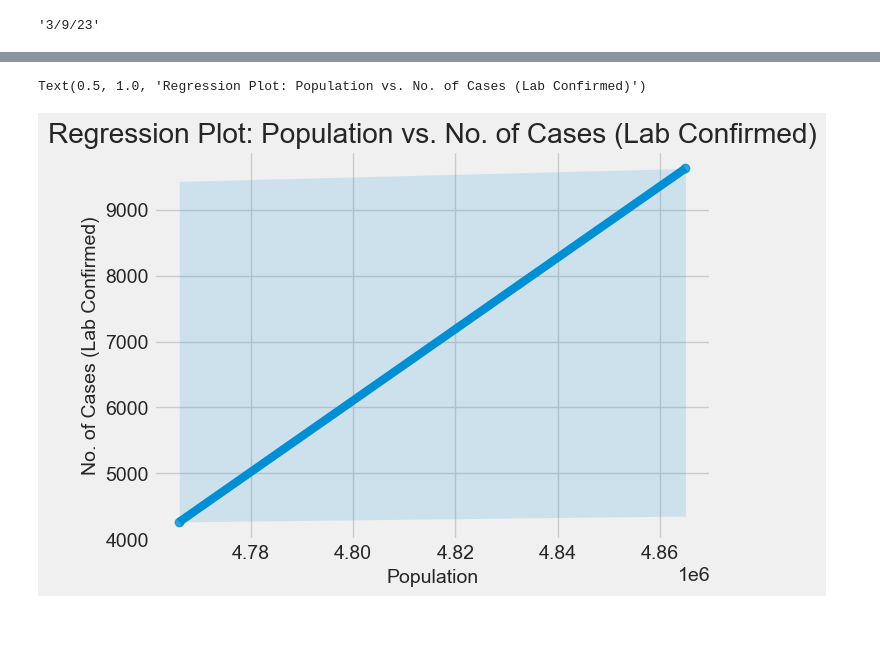
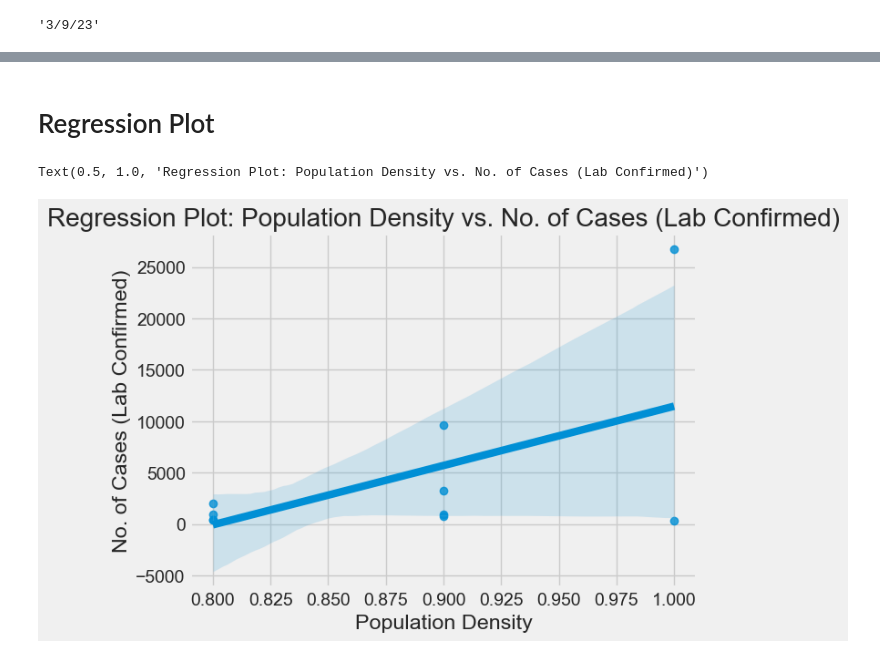
Before and after one commit to Ustacky-dev/Nigeria-COVID-19-Data-Analysis-Using-Python, a Jupyter notebook: My_Capstone Project-Copy1.ipynb, the cells around one changed output, grey strips where cells are left out. Cells and saved outputs as stored; diff of their text form; code cells hidden in the pictures; blank space fills up the shorter version.

```diff
--- a/My_Capstone Project-Copy1.ipynb
+++ b/My_Capstone Project-Copy1.ipynb
@@ -277,5 +318,5 @@ memory usage: 3.0 KB
 # %%
-dfCovidNig= pd.read_csv("covidnig.csv")
+dfCovidNig= pd.read_csv(covid_csv)
 # %%
 dfCovidNig
 # %% [output]
@@ -1267,3 +1375,3 @@ top_10_dffff
 # %%
 #change the column name to match the other dataset
-dfdf.rename(columns={'States Affected': 'states'}, inplace=True)
+dfCovidNig.rename(columns={'States Affected': 'states'}, inplace=True)
@@ -1305,0 +1441,2 @@ plt.legend()
+# %%
+top_10_PopulationDensity = df_Covidexternal.nlargest(10, 'Population Density')
@@ -1305,0 +1457,2 @@ plt.legend()
+# %%
+merged_top10Density = pd.merge(dfCovidNig, top_10_PopulationDensity, on='states')
@@ -1306,11 +1473,13 @@ plt.legend()
+# %% [markdown]
+# Regression Plot
 # %%
 # Generate a regression plot
-sns.regplot(x='Population', y='No. of Cases (Lab Confirmed)', data=merged_top10)
+sns.regplot(x='Population Density', y='No. of Cases (Lab Confirmed)', data=merged_top10Density)
 
 # Add labels and title
-plt.xlabel('Population')
+plt.xlabel('Population Density')
 plt.ylabel('No. of Cases (Lab Confirmed)')
-plt.title('Regression Plot: Population vs. No. of Cases (Lab Confirmed)')
+plt.title('Regression Plot: Population Density vs. No. of Cases (Lab Confirmed)')
 # %% [output]
-Text(0.5, 1.0, 'Regression Plot: Population vs. No. of Cases (Lab Confirmed)')
+Text(0.5, 1.0, 'Regression Plot: Population Density vs. No. of Cases (Lab Confirmed)')
-[figure, old version]
+[figure, new version]
```
Also changed, not shown: parts of 73 cells of this notebook, 7 other files.
